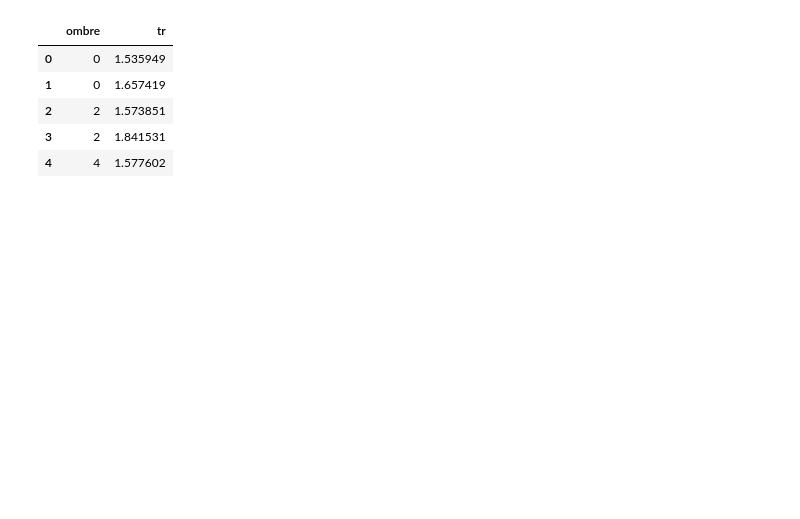
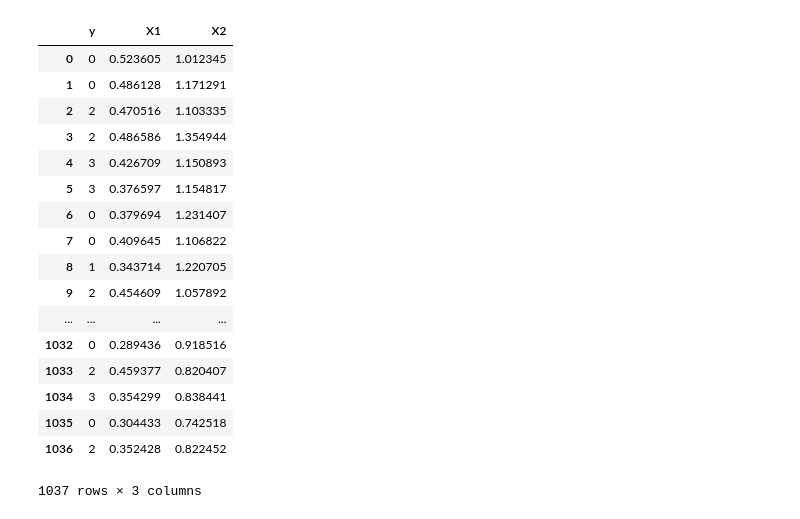
Before and after one commit to HeleneLapotre/python_project, a Jupyter notebook: python_project/regression.ipynb, the cells around one changed output. Drawn from its saved outputs; the diff is of its cells as text; code cells hidden in the pictures; blank space fills up the shorter version.

```diff
--- a/python_project/regression.ipynb
+++ b/python_project/regression.ipynb
@@ -7,12 +7,24 @@ import pandas as pd
 from sklearn.linear_model import LinearRegression
 # %%
 data = pd.read_csv('data.csv')
-data.head()
+data
 # %% [output]
-|  | ombre | tr |
-| 0 | 0 | 1.535949 |
-| 1 | 0 | 1.657419 |
-| 2 | 2 | 1.573851 |
-| 3 | 2 | 1.841531 |
-| 4 | 4 | 1.577602 |
+|  | y | X1 | X2 |
+| 0 | 0 | 0.523605 | 1.012345 |
+| 1 | 0 | 0.486128 | 1.171291 |
+| 2 | 2 | 0.470516 | 1.103335 |
+| 3 | 2 | 0.486586 | 1.354944 |
+| 4 | 3 | 0.426709 | 1.150893 |
+| 5 | 3 | 0.376597 | 1.154817 |
+| 6 | 0 | 0.379694 | 1.231407 |
+| 7 | 0 | 0.409645 | 1.106822 |
+| 8 | 1 | 0.343714 | 1.220705 |
+| 9 | 2 | 0.454609 | 1.057892 |
+| ... | ... | ... | ... |
+| 1032 | 0 | 0.289436 | 0.918516 |
+| 1033 | 2 | 0.459377 | 0.820407 |
+| 1034 | 3 | 0.354299 | 0.838441 |
+| 1035 | 0 | 0.304433 | 0.742518 |
+| 1036 | 2 | 0.352428 | 0.822452 |
+1037 rows × 3 columns
 # %%
```
Also changed, not shown: parts of 21 cells of this notebook.
